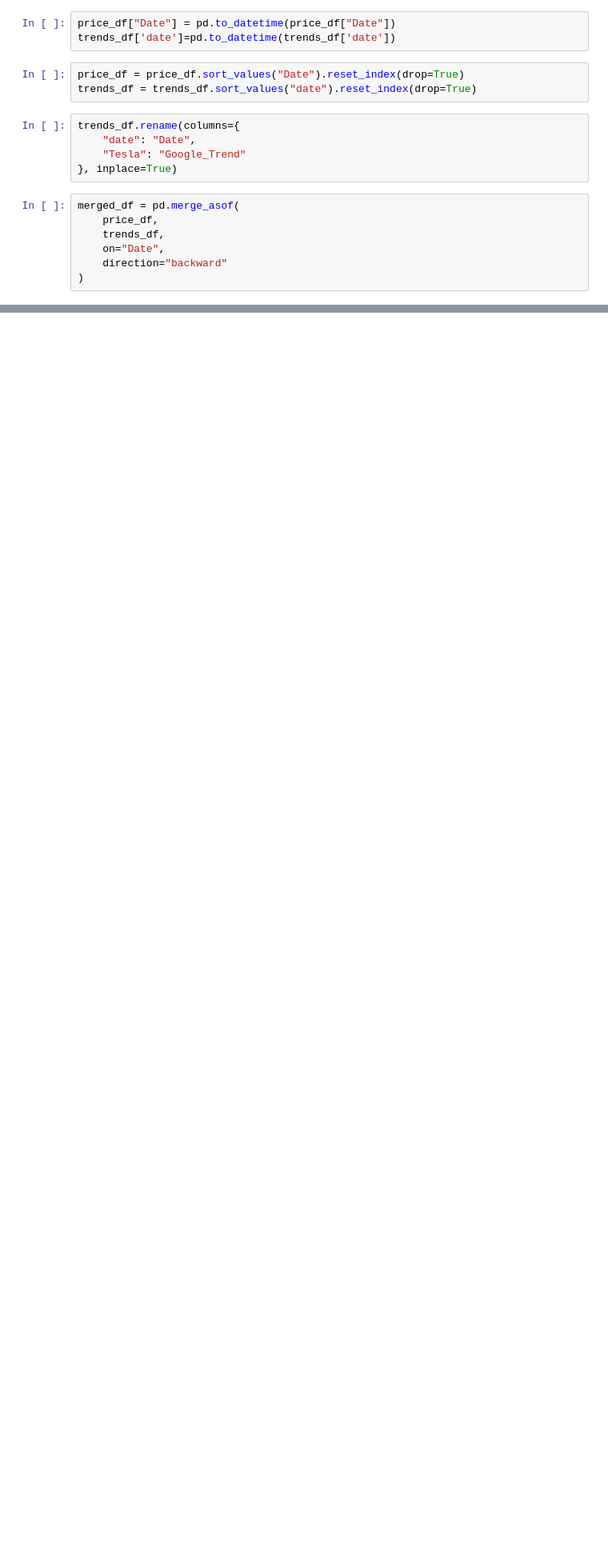
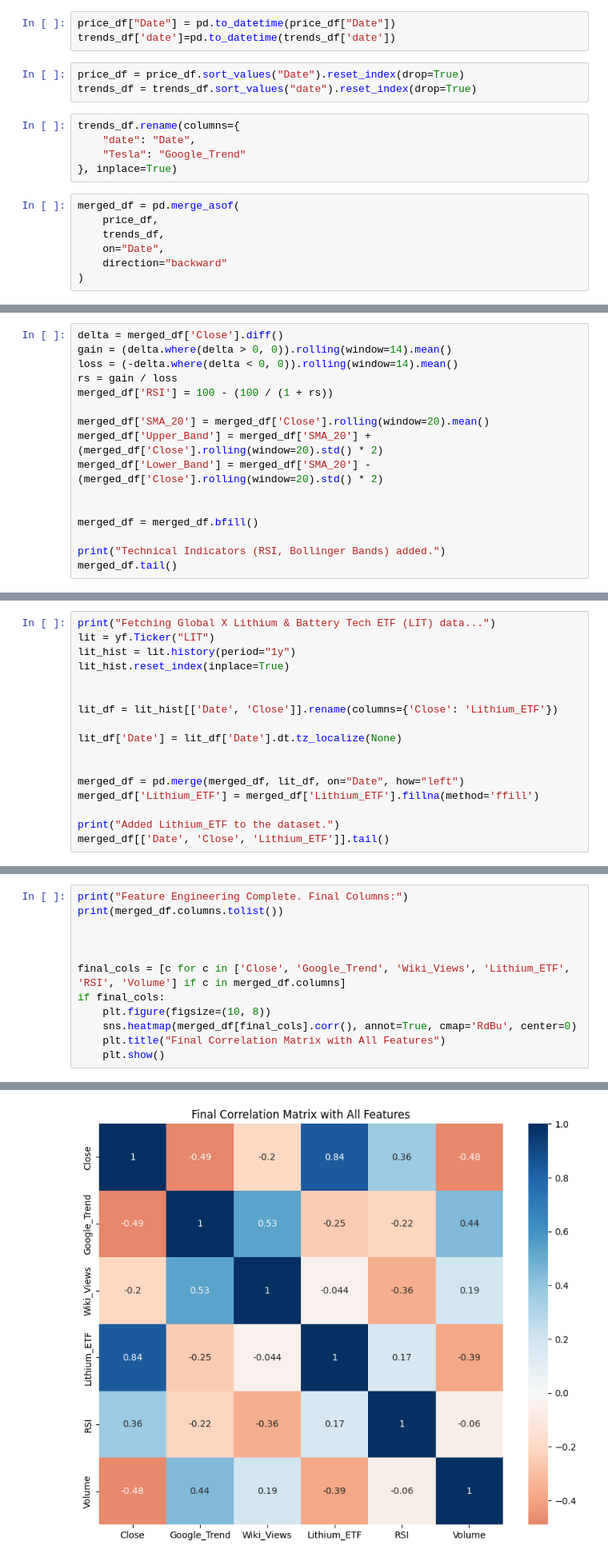
Before and after one commit to ashvin2005/fintech, a Jupyter notebook: fintech.ipynb, the cells around one changed output, grey strips where cells are left out. Shown at 80% size. Saved outputs shown, nothing was run; the diff lists cells and outputs as text; blank space fills up the shorter version.

```diff
--- a/fintech.ipynb
+++ b/fintech.ipynb
@@ -178,0 +291,16 @@ merged_df.head(10)
+# %%
+delta = merged_df['Close'].diff()
+gain = (delta.where(delta > 0, 0)).rolling(window=14).mean()
+loss = (-delta.where(delta < 0, 0)).rolling(window=14).mean()
+rs = gain / loss
+merged_df['RSI'] = 100 - (100 / (1 + rs))
+
+merged_df['SMA_20'] = merged_df['Close'].rolling(window=20).mean()
+merged_df['Upper_Band'] = merged_df['SMA_20'] + (merged_df['Close'].rolling(window=20).std() * 2)
+merged_df['Lower_Band'] = merged_df['SMA_20'] - (merged_df['Close'].rolling(window=20).std() * 2)
+
+
+merged_df = merged_df.bfill()
+
+print("Technical Indicators (RSI, Bollinger Bands) added.")
+merged_df.tail()
@@ -178,0 +315,17 @@ merged_df.head(10)
+# %%
+print("Fetching Global X Lithium & Battery Tech ETF (LIT) data...")
+lit = yf.Ticker("LIT")
+lit_hist = lit.history(period="1y")
+lit_hist.reset_index(inplace=True)
+
+
+lit_df = lit_hist[['Date', 'Close']].rename(columns={'Close': 'Lithium_ETF'})
+
+lit_df['Date'] = lit_df['Date'].dt.tz_localize(None)
+
+
+merged_df = pd.merge(merged_df, lit_df, on="Date", how="left")
+merged_df['Lithium_ETF'] = merged_df['Lithium_ETF'].fillna(method='ffill')
+
+print("Added Lithium_ETF to the dataset.")
+merged_df[['Date', 'Close', 'Lithium_ETF']].tail()
@@ -178,0 +341,13 @@ merged_df.head(10)
+# %%
+print("Feature Engineering Complete. Final Columns:")
+print(merged_df.columns.tolist())
+
+
+
+final_cols = [c for c in ['Close', 'Google_Trend', 'Wiki_Views', 'Lithium_ETF', 'RSI', 'Volume'] if c in merged_df.columns]
+if final_cols:
+    plt.figure(figsize=(10, 8))
+    sns.heatmap(merged_df[final_cols].corr(), annot=True, cmap='RdBu', center=0)
+    plt.title("Final Correlation Matrix with All Features")
+    plt.show()
+# %% [output]
@@ -178,0 +356 @@ merged_df.head(10)
+[figure, added]
```
Also changed, not shown: parts of 25 cells of this notebook.
